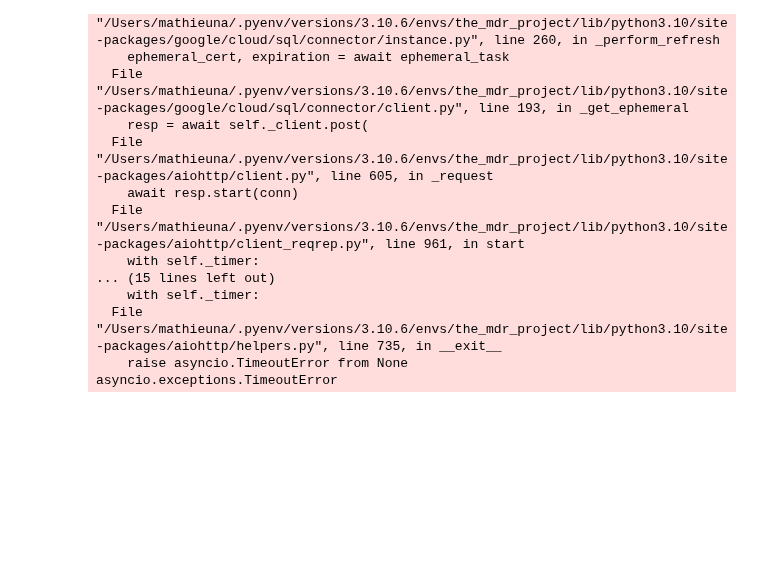
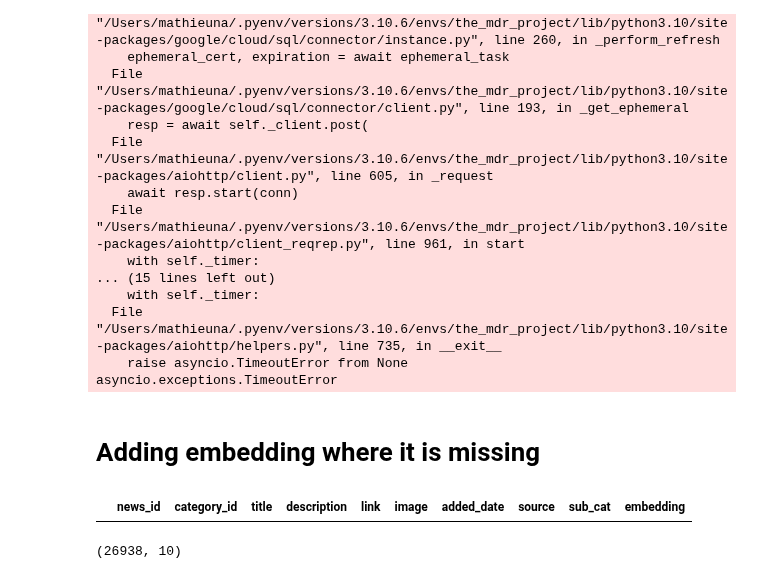
Before and after one commit to dlouvegnies/the_mdr_project, a Jupyter notebook: bert.ipynb, the cells around one changed output. Cells and saved outputs as stored; diff of their text form; code cells hidden in the pictures; blank space fills up the shorter version.

```diff
--- a/bert.ipynb
+++ b/bert.ipynb
@@ -288,3 +288,32 @@ Traceback (most recent call last):
   File "/Users/mathieuna/.pyenv/versions/3.10.6/envs/the_mdr_project/lib/python3.10/site-packages/aiohttp/helpers.py", line 735, in __exit__
     raise asyncio.TimeoutError from None
 asyncio.exceptions.TimeoutError
+# %% [markdown]
+# Adding embedding where it is missing
+# %%
+from ml_logic.data_mysql import db_to_dataframe, getconn
+from datetime import datetime
+import sqlalchemy
+import pandas as pd
+
+pool = sqlalchemy.create_engine(
+        "mysql+pymysql://",
+        creator=getconn,
+    )
+conn = pool.connect()
+
+query = """
+        SELECT *
+        FROM news_dataset
+        WHERE embedding IS NULL
+        """
+
+result = pd.read_sql_query(query, conn)
+# %%
+result.head(5)
+# %% [output]
+|  | news_id | category_id | title | description | link | image | added_date | source | sub_cat | embedding |
+# %%
+result.shape
+# %% [output]
+(26938, 10)
```
Also changed, not shown: parts of 2 cells of this notebook, 6 other files.
